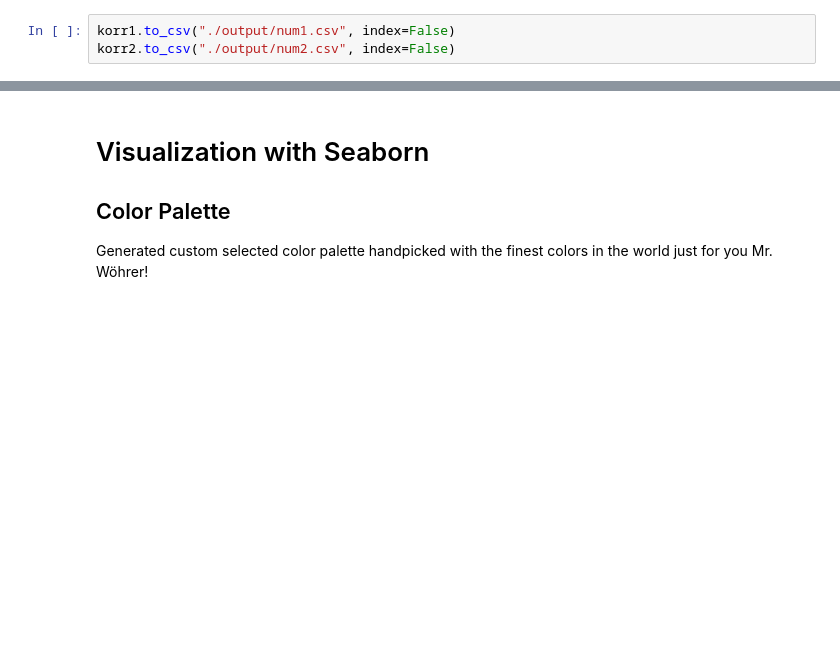
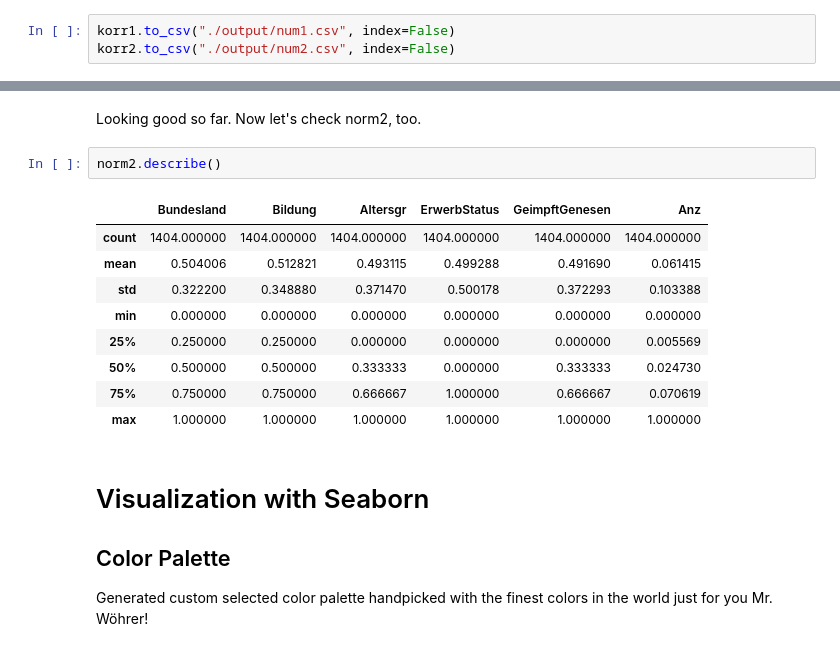
Before and after one commit to Sormy23/DataScience_CoronaStatistics, a Jupyter notebook: mini_projekt.ipynb, the cells around one changed output, grey strips where cells are left out. Drawn from its saved outputs; the diff is of its cells as text; blank space fills up the shorter version.

```diff
--- a/mini_projekt.ipynb
+++ b/mini_projekt.ipynb
@@ -457,3 +480,17 @@ korr2.to_csv("./output/num2.csv", index=False)
+# %% [markdown]
+Looking good so far. Now let's check norm2, too.
+# %%
+norm2.describe()
+# %% [output]
+|  | Bundesland | Bildung | Altersgr | ErwerbStatus | GeimpftGenesen | Anz |
+| count | 1404.000000 | 1404.000000 | 1404.000000 | 1404.000000 | 1404.000000 | 1404.000000 |
+| mean | 0.504006 | 0.512821 | 0.493115 | 0.499288 | 0.491690 | 0.061415 |
+| std | 0.322200 | 0.348880 | 0.371470 | 0.500178 | 0.372293 | 0.103388 |
+| min | 0.000000 | 0.000000 | 0.000000 | 0.000000 | 0.000000 | 0.000000 |
+| 25% | 0.250000 | 0.250000 | 0.000000 | 0.000000 | 0.000000 | 0.005569 |
+| 50% | 0.500000 | 0.500000 | 0.333333 | 0.000000 | 0.333333 | 0.024730 |
+| 75% | 0.750000 | 0.750000 | 0.666667 | 1.000000 | 0.666667 | 0.070619 |
+| max | 1.000000 | 1.000000 | 1.000000 | 1.000000 | 1.000000 | 1.000000 |
 # %% [markdown]
 # Visualization with Seaborn
 ## Color Palette
```
Also changed, not shown: parts of 11 cells of this notebook.
